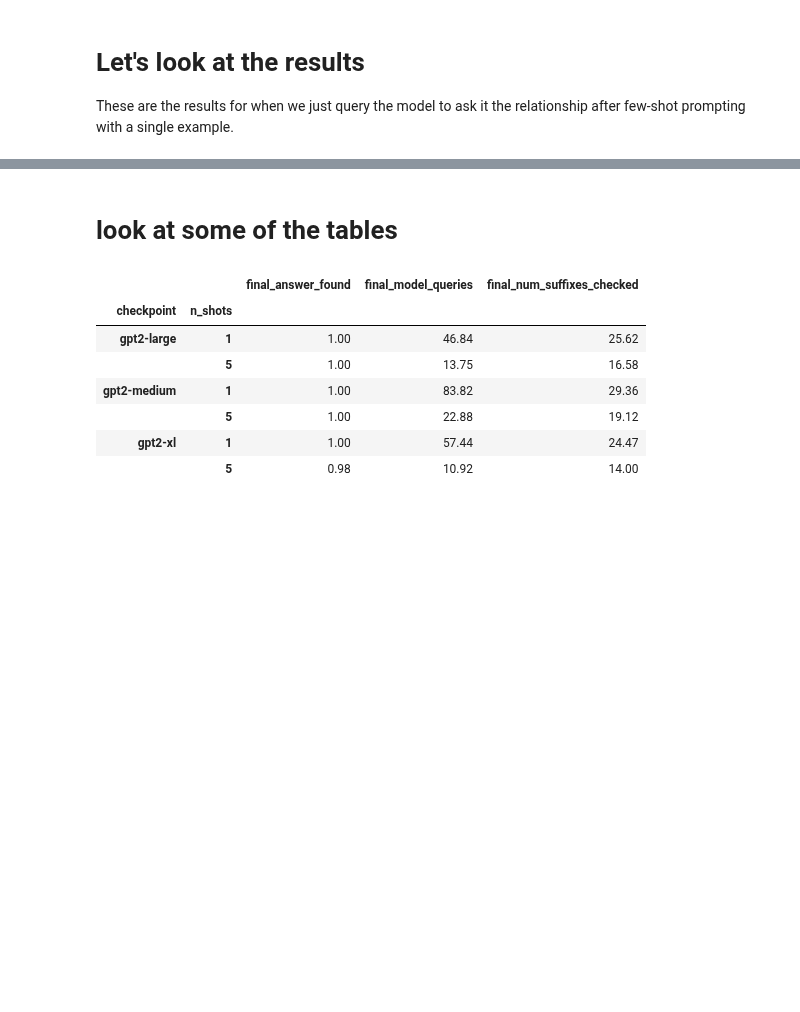
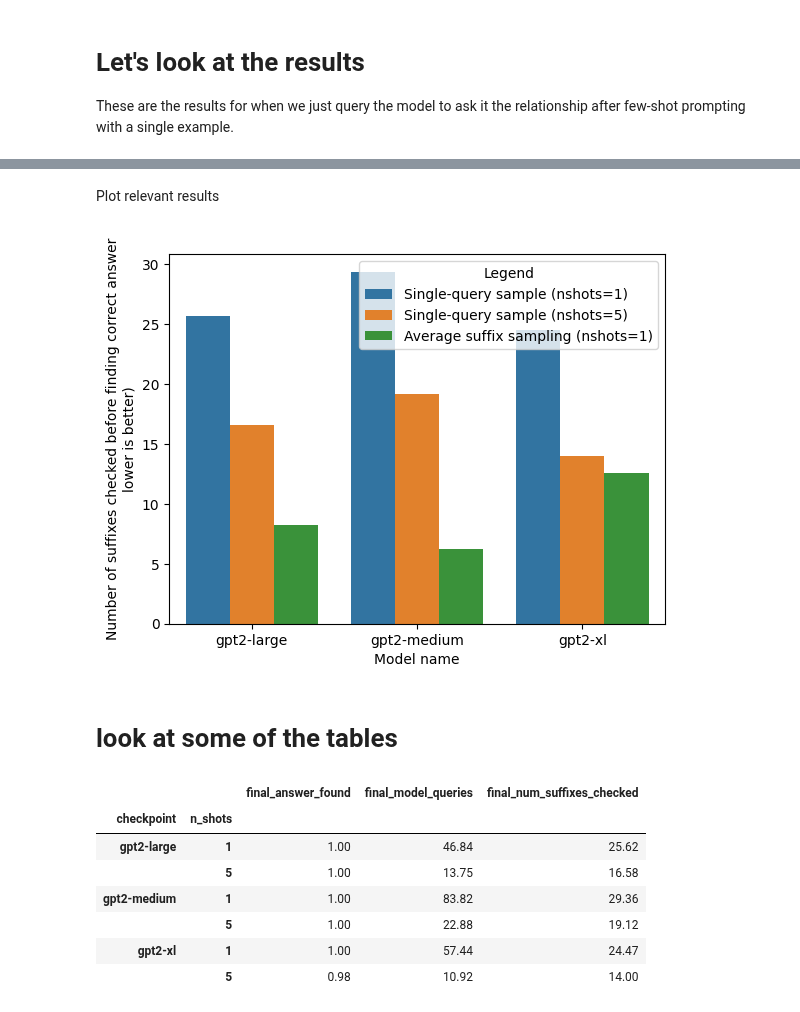
Before and after one commit to csinva/iprompt, a Jupyter notebook: 02_analyze_suffix.ipynb, the cells around one changed output, grey strips where cells are left out. Cells and saved outputs as stored; diff of their text form; code cells hidden in the pictures; blank space fills up the shorter version.

Commit message:
add proof-of-concept plot

```diff
--- a/02_analyze_suffix.ipynb
+++ b/02_analyze_suffix.ipynb
@@ -72,3 +77,30 @@ r_suffix_search = postprocess_results(r_suffix_search)
+# %% [markdown]
+Plot relevant results
+# %%
+def num_suffixes_checked_tab(tab):
+    return (tab
+            # mean over templates, task_name)
+            .groupby(['checkpoint', 'n_shots'])['final_num_suffixes_checked', 'use_single_query']
+            .mean()
+            .reset_index()
+            )
+tab_single_query = num_suffixes_checked_tab(r_single_query)
+tab_suffix_search = num_suffixes_checked_tab(r_suffix_search)
+tab = pd.concat((tab_single_query, tab_suffix_search)).sort_values('checkpoint')
+tab['use_single_query'] = tab['use_single_query'].astype(bool)
+# %%
+# tab[' '] = tab['use_single_query'].map(VALS) # hacky fix to get legend to automatically work
+VALS = {
+    True: 'Single-query sample',
+    False: 'Average suffix sampling',
+}
+tab['Legend'] = tab['use_single_query'].map(VALS) + ' (nshots=' + tab['n_shots'].astype(str) + ')'
+sns.barplot(x='checkpoint', y='final_num_suffixes_checked', hue='Legend', data=tab) #data=tab[tab['n_shots'] == 1])
+plt.xlabel('Model name')
+plt.ylabel('Number of suffixes checked before finding correct answer\nlower is better)')
+plt.show()
+# %% [output]
+[figure, added]
 # %% [markdown]
 # look at some of the tables
 # %%
```
Also changed, not shown: parts of 2 cells of this notebook.
